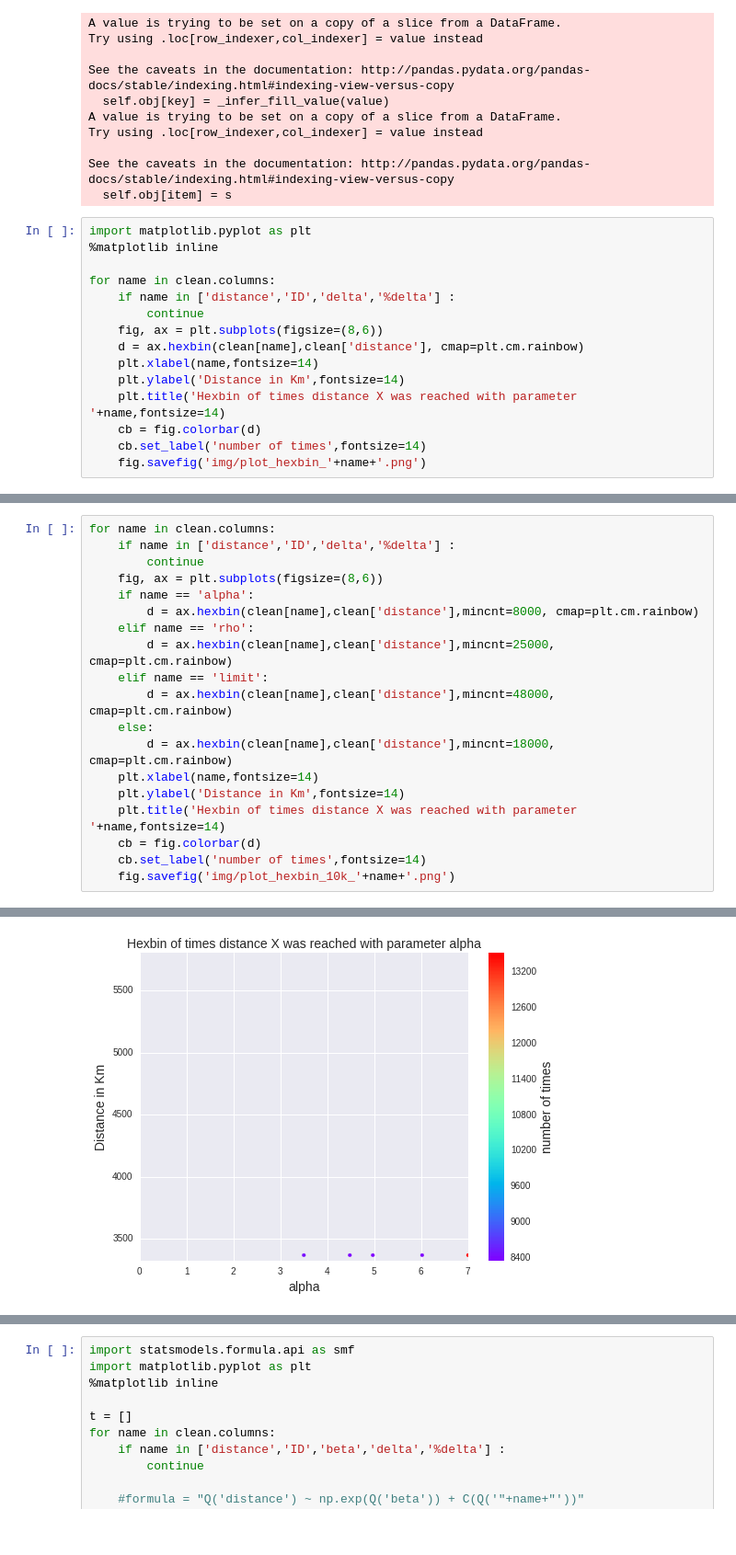
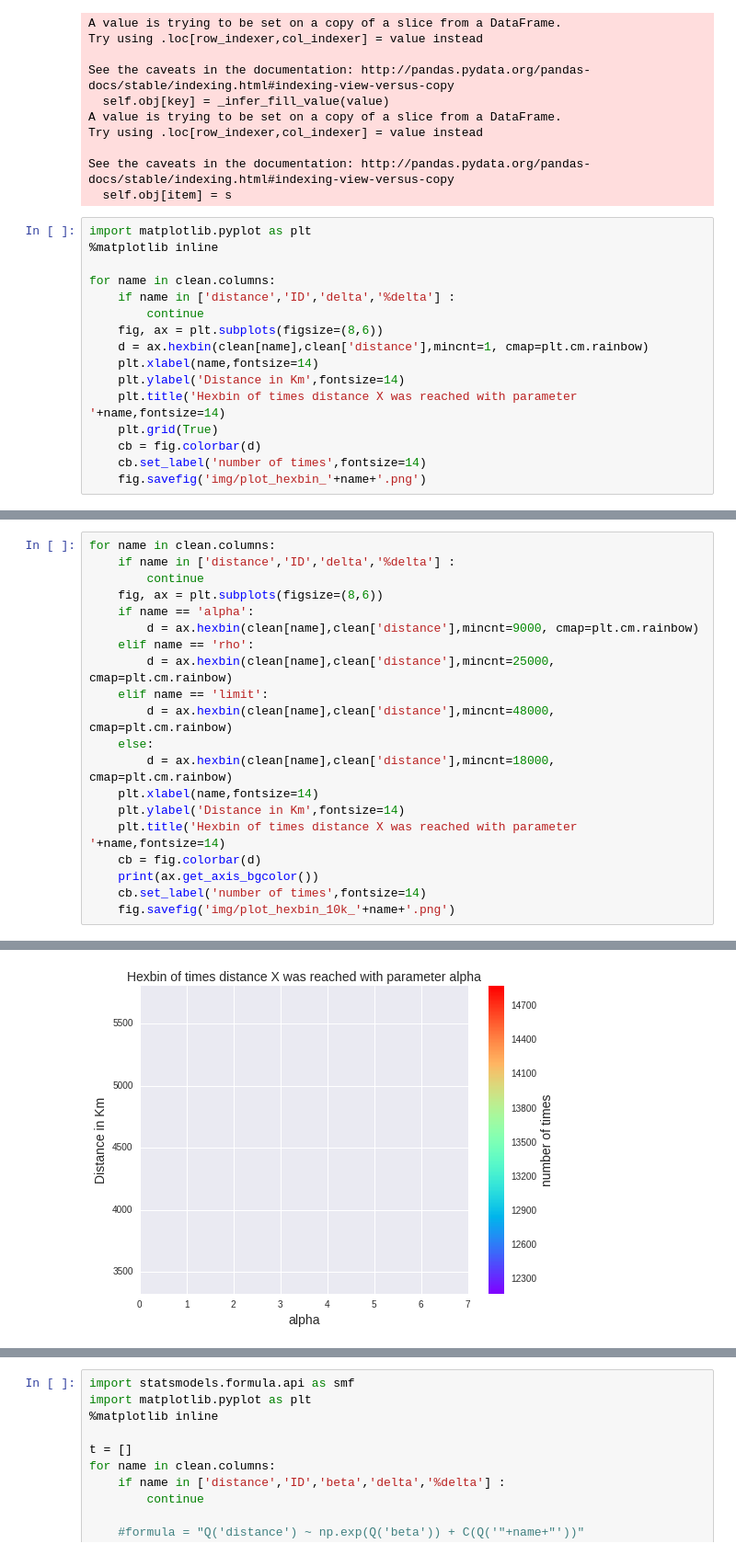
Before and after one commit to andresalesbarbosa/ACO, a Jupyter notebook: Data_Analysis_Burma.ipynb, the cells around one changed output, grey strips where cells are left out. Shown at 92% size. Drawn from its saved outputs; the diff is of its cells as text.

```diff
--- a/Data_Analysis_Burma.ipynb
+++ b/Data_Analysis_Burma.ipynb
@@ -28,10 +28,11 @@ for name in clean.columns:
     if name in ['distance','ID','delta','%delta'] :
         continue
     fig, ax = plt.subplots(figsize=(8,6))
-    d = ax.hexbin(clean[name],clean['distance'], cmap=plt.cm.rainbow)
+    d = ax.hexbin(clean[name],clean['distance'],mincnt=1, cmap=plt.cm.rainbow)
     plt.xlabel(name,fontsize=14)
     plt.ylabel('Distance in Km',fontsize=14)
     plt.title('Hexbin of times distance X was reached with parameter '+name,fontsize=14)
+    plt.grid(True)
     cb = fig.colorbar(d)
     cb.set_label('number of times',fontsize=14)
     fig.savefig('img/plot_hexbin_'+name+'.png')
@@ -48,7 +55,7 @@ for name in clean.columns:
         continue
     fig, ax = plt.subplots(figsize=(8,6))
     if name == 'alpha':
-        d = ax.hexbin(clean[name],clean['distance'],mincnt=8000, cmap=plt.cm.rainbow)
+        d = ax.hexbin(clean[name],clean['distance'],mincnt=9000, cmap=plt.cm.rainbow)
     elif name == 'rho':
         d = ax.hexbin(clean[name],clean['distance'],mincnt=25000, cmap=plt.cm.rainbow)
     elif name == 'limit':
@@ -59,6 +66,7 @@ for name in clean.columns:
     plt.ylabel('Distance in Km',fontsize=14)
     plt.title('Hexbin of times distance X was reached with parameter '+name,fontsize=14)
     cb = fig.colorbar(d)
+    print(ax.get_axis_bgcolor())
     cb.set_label('number of times',fontsize=14)
     fig.savefig('img/plot_hexbin_10k_'+name+'.png')
 # %% [output]
@@ -65,5 +79,5 @@ for name in clean.columns:
 [figure]
-[figure, old version]
+[figure, new version]
 [figure]
 [figure]
 [figure]
```
Also changed, not shown: parts of 8 cells of this notebook, 1 other file.
